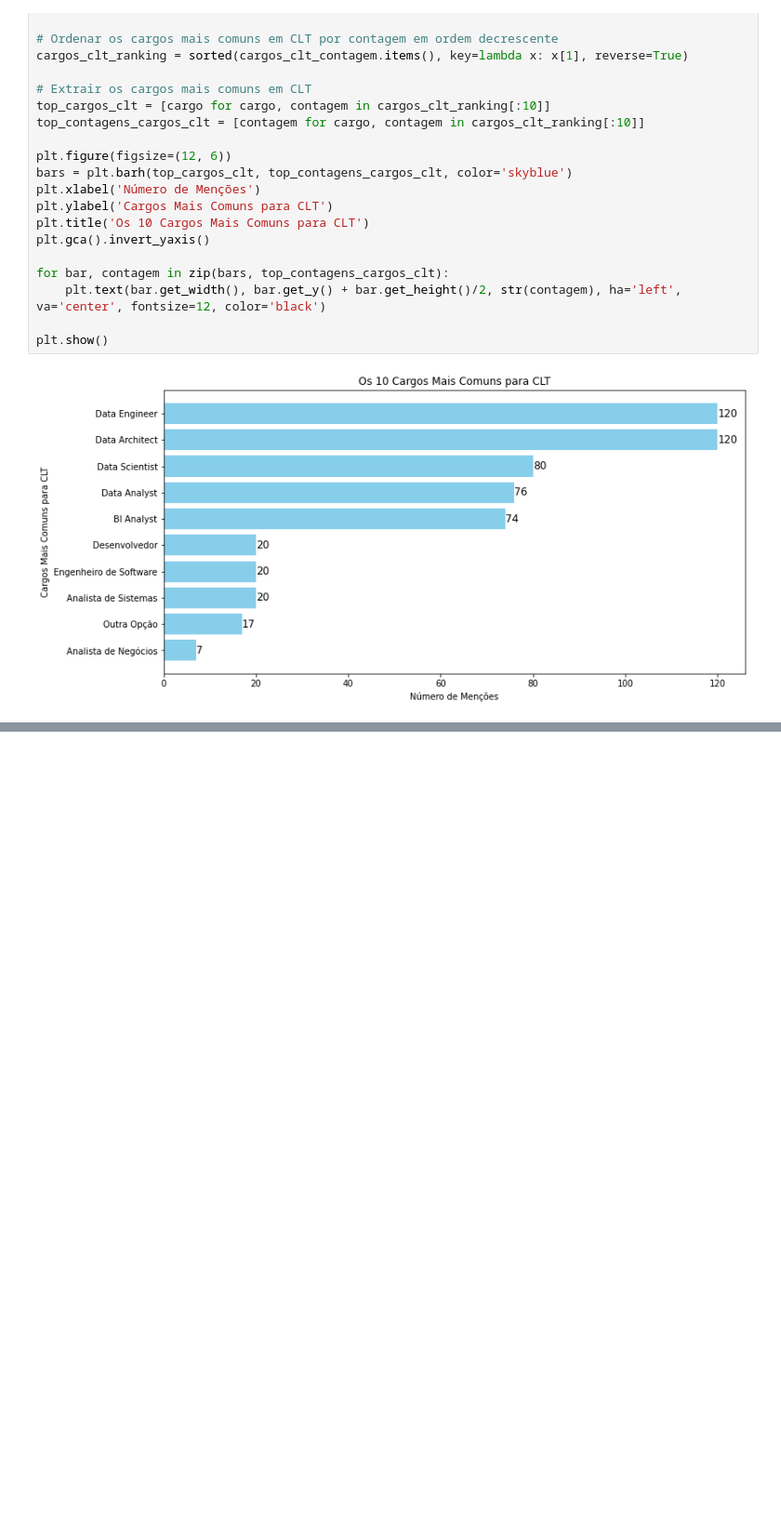
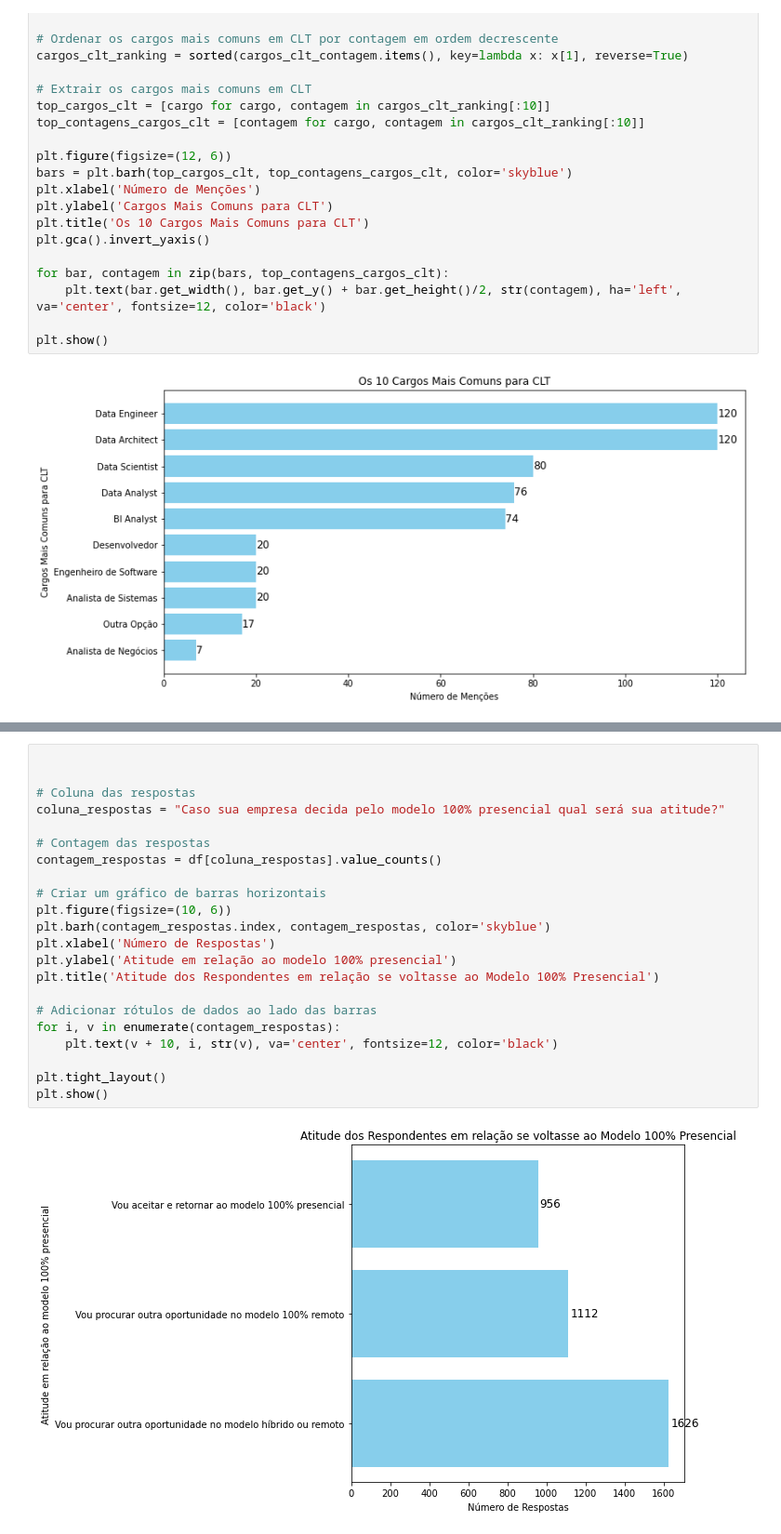
Before and after one commit to brunacpg/Projects-2, a Jupyter notebook: Projects.ipynb, the cells around one changed output, grey strips where cells are left out. Shown at 93% size. Cells and saved outputs as stored; diff of their text form; blank space fills up the shorter version.

```diff
--- a/Projects.ipynb
+++ b/Projects.ipynb
@@ -409,0 +444,24 @@ plt.show()
+# %%
+
+
+# Coluna das respostas
+coluna_respostas = "Caso sua empresa decida pelo modelo 100% presencial qual será sua atitude?"
+
+# Contagem das respostas
+contagem_respostas = df[coluna_respostas].value_counts()
+
+# Criar um gráfico de barras horizontais
+plt.figure(figsize=(10, 6))
+plt.barh(contagem_respostas.index, contagem_respostas, color='skyblue')
+plt.xlabel('Número de Respostas')
+plt.ylabel('Atitude em relação ao modelo 100% presencial')
+plt.title('Atitude dos Respondentes em relação se voltasse ao Modelo 100% Presencial')
+
+# Adicionar rótulos de dados ao lado das barras
+for i, v in enumerate(contagem_respostas):
+    plt.text(v + 10, i, str(v), va='center', fontsize=12, color='black')
+
+plt.tight_layout()
+plt.show()
+# %% [output]
+[figure, added]
```
Also changed, not shown: parts of 4 cells of this notebook, 1 other file.
